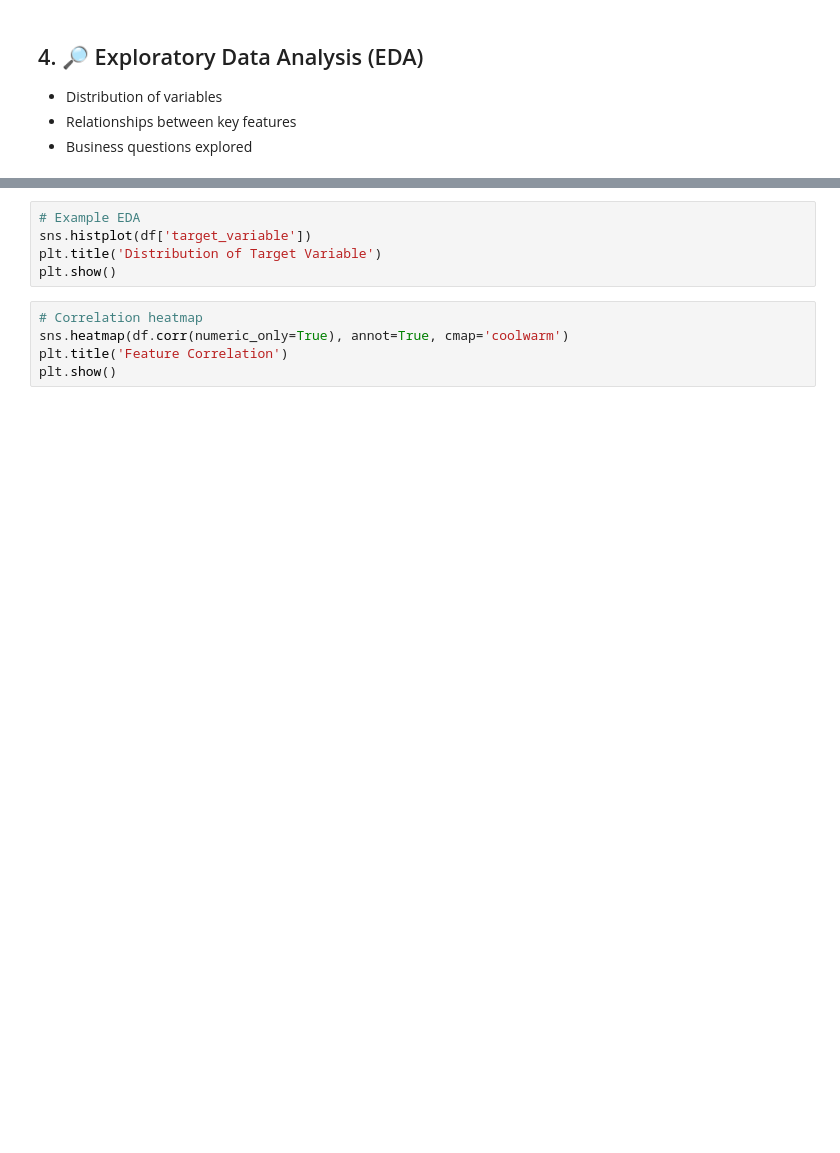
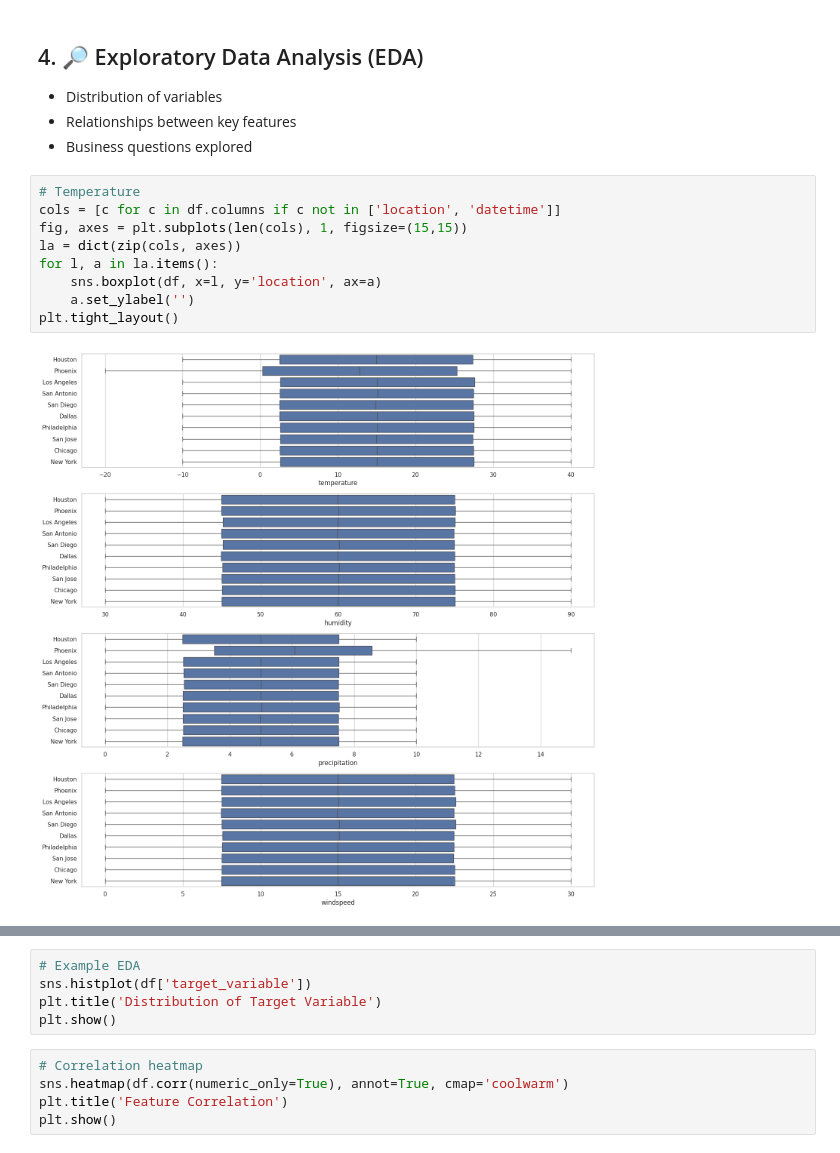
Before and after one commit to kozmik-moore/simple-weather-analysis, a Jupyter notebook: notebooks/notebook.ipynb, the cells around one changed output, grey strips where cells are left out. Saved outputs shown, nothing was run; the diff lists cells and outputs as text; blank space fills up the shorter version.

Commit message:
Added boxplots of numerical variables.

```diff
--- a/notebooks/notebook.ipynb
+++ b/notebooks/notebook.ipynb
@@ -205,3 +198,14 @@ There are 4121 duplicated rows, based on "location" and "datetime". Because this
 - Distribution of variables
 - Relationships between key features
 - Business questions explored
+# %%
+# Temperature
+cols = [c for c in df.columns if c not in ['location', 'datetime']]
+fig, axes = plt.subplots(len(cols), 1, figsize=(15,15))
+la = dict(zip(cols, axes))
+for l, a in la.items():
+    sns.boxplot(df, x=l, y='location', ax=a)
+    a.set_ylabel('')
+plt.tight_layout()
+# %% [output]
+[figure, added]
```
Also changed, not shown: parts of 4 cells of this notebook.
